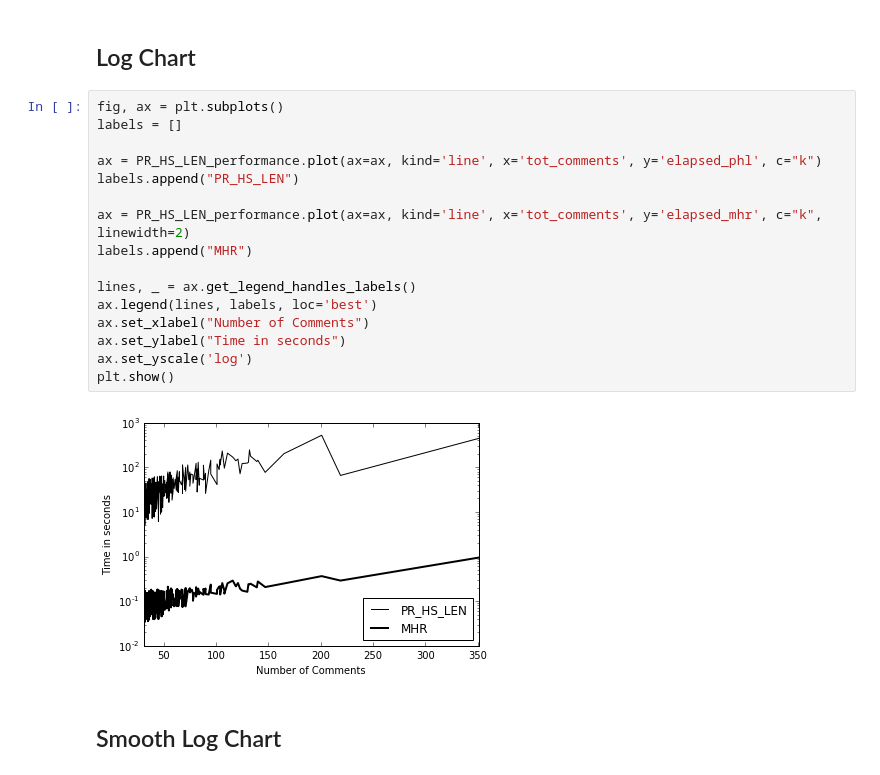
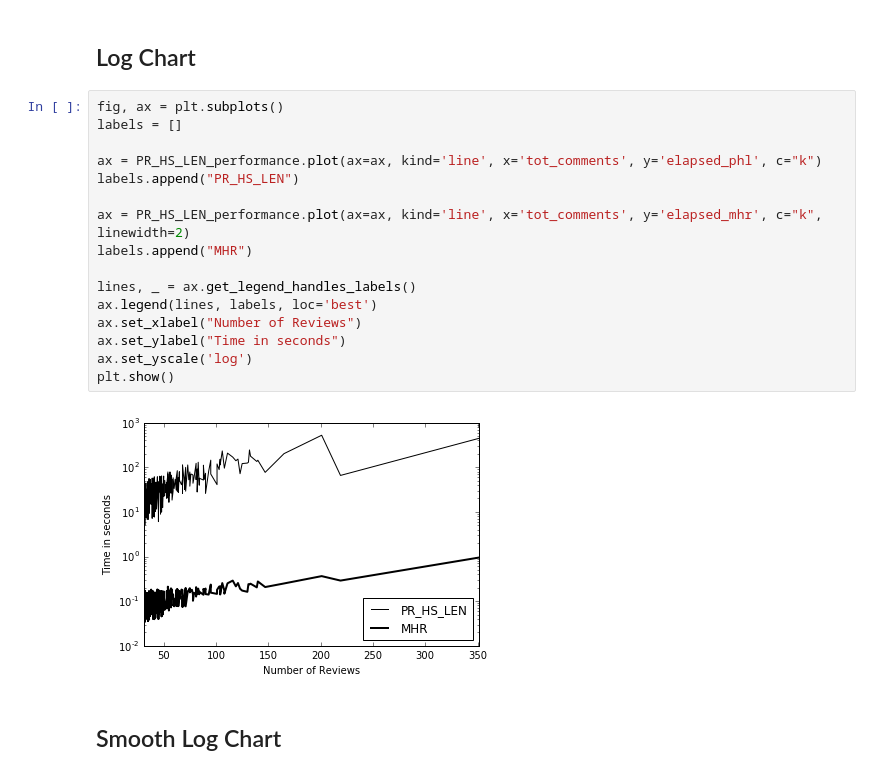
Before and after one commit to vwoloszyn/MRR, a Jupyter notebook: print_performance_chart.ipynb, the cells around one changed output. Cells and saved outputs as stored; diff of their text form.

Commit message:
rename chart label

```diff
--- a/print_performance_chart.ipynb
+++ b/print_performance_chart.ipynb
@@ -15,21 +15,21 @@ PR_HS_LEN_performance.shape
 # %%
 fig, ax = plt.subplots()
 labels = []
 
 ax = PR_HS_LEN_performance.plot(ax=ax, kind='line', x='tot_comments', y='elapsed_phl', c="k")
 labels.append("PR_HS_LEN")
 
 ax = PR_HS_LEN_performance.plot(ax=ax, kind='line', x='tot_comments', y='elapsed_mhr', c="k", linewidth=2)
 labels.append("MHR")
 
 lines, _ = ax.get_legend_handles_labels()
 ax.legend(lines, labels, loc='best')
-ax.set_xlabel("Number of Comments")
+ax.set_xlabel("Number of Reviews")
 ax.set_ylabel("Time in seconds")
 ax.set_yscale('log')
 plt.show()
 # %% [output]
-[figure, old version]
+[figure, new version]
 # %% [markdown]
 ## Smooth Log Chart
 # %%
```
Also changed, not shown: parts of 1 cell of this notebook.
